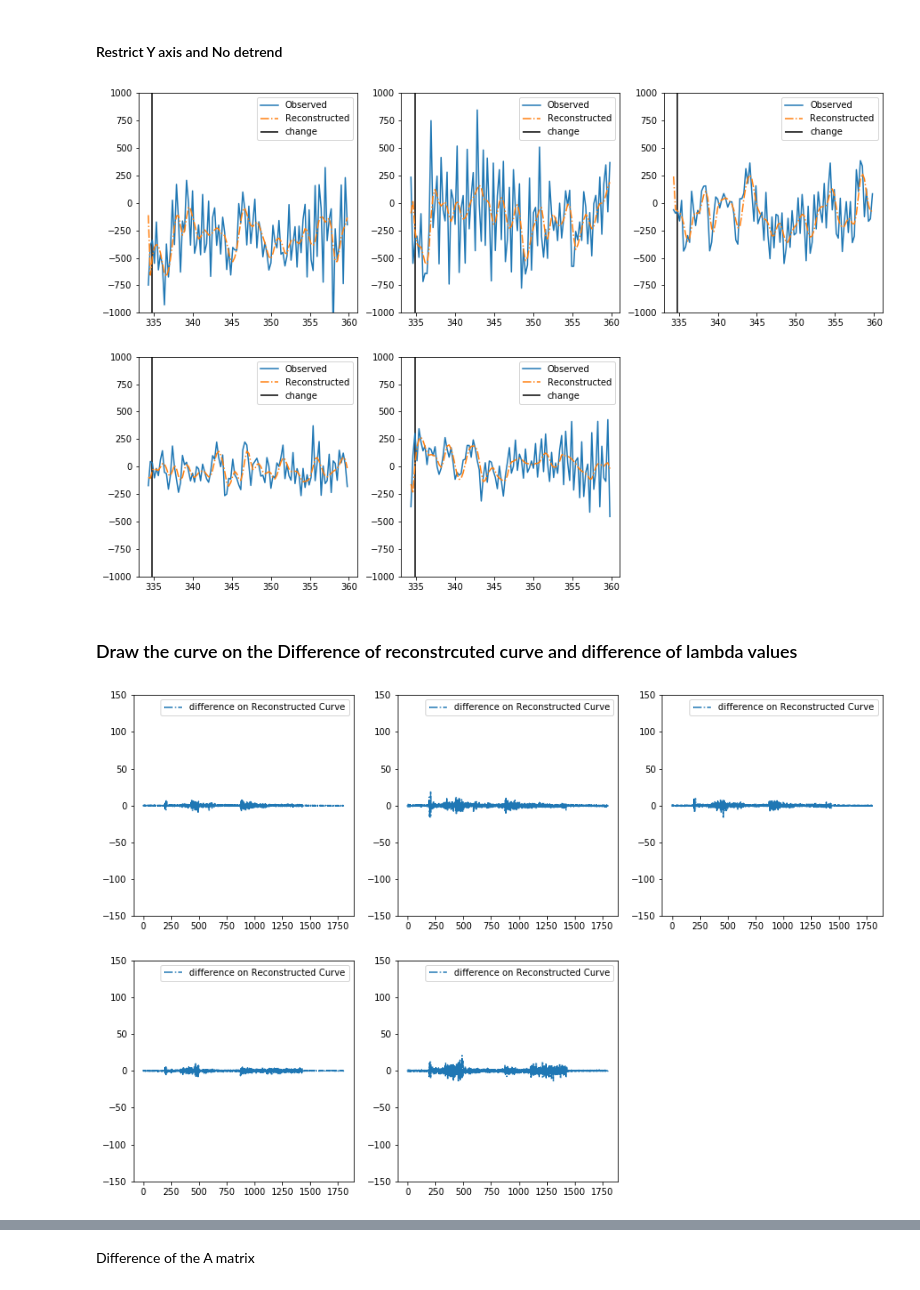
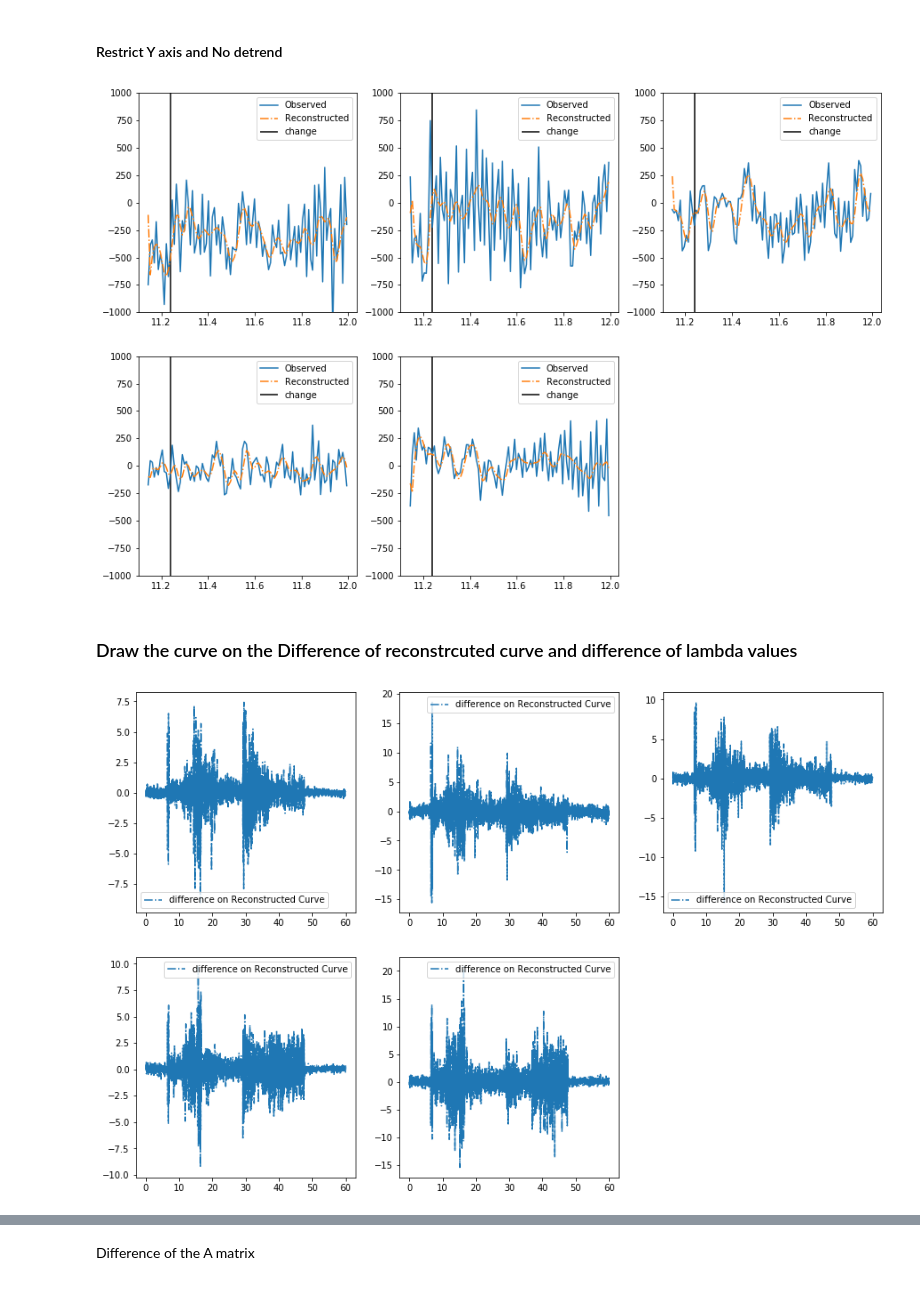
Before and after one commit to JINhuaqing/TVDN-simu, a Jupyter notebook: realdata/MEG1HPFTest.ipynb, the cells around one changed output, grey strips where cells are left out. Saved outputs shown, nothing was run; the diff lists cells and outputs as text; code cells hidden in the pictures.

```diff
--- a/realdata/MEG1HPFTest.ipynb
+++ b/realdata/MEG1HPFTest.ipynb
@@ -488,7 +488,7 @@ plt.plot(hpfMEGEdgeRM[10, :100])
 # 1. Dection  when  downrate=20
 # %%
 MEGBspDet = TVDNDetect1(Ymat=hpfMEGEdgeRM, ReconXmat=ReconXmatNewBspStep, numStep=1,
-                        saveDir=None, dataType="MEG", Lmin=60, downRate=20, fct=1, T=60,
+                        saveDir=None, dataType="MEG", Lmin=60, downRate=20, fct=1, T=2,
                         fName="subj1_HPF_EdgeRM_6", r=6, kappa=2.65, freq=60, lamb=1e-6, decimateRate=None, is_detrend=True)
 # %% [output]
 The parameters for detection are:
@@ -637,24 +637,24 @@ for i, idx, in enumerate(idxs):
     plt.plot(MEGBspDet.ptime[low:up], MEGBspDet.nYmat[idx, low:up], "-", label="Observed")
     plt.plot(MEGBspDet.ptime[low:up], MEGBspDet.RecResCur.EstXmatRealOrg[idx, low:up], "-.", label="Reconstructed")
     #plt.plot(MEGBspDet.ptime[:numP], MEGBspDet.Xmat[idx, :numP], "r--", label="B-spline Estimator")
-    plt.vlines(MEGBspDet.ptime[low:up][2], ymin=-1000, ymax=1000, label="change")
+    plt.vlines(MEGBspDet.ptime[low:up][11], ymin=-1000, ymax=1000, label="change")
     plt.legend()
 # %% [output]
-[figure, old version]
+[figure, new version]
 # %% [markdown]
 ### Draw the curve on the Difference of reconstrcuted curve and difference of lambda values
 # %%
 diff = (RecCur1 - RecCur2)
 low = 0
 up = 7000
 plt.figure(figsize=[15, 5*2])
 for i, idx, in enumerate(idxs):
     plt.subplot(2, 3, i+1)
-    plt.ylim([-150, 150])
+    #plt.ylim([-150, 150])
     plt.plot(MEGBspDet.ptime[low:up], diff[idx, low:up], "-.", label="difference on Reconstructed Curve")
     plt.legend()
 # %% [output]
-[figure, old version]
+[figure, new version]
 # %%
 lamDiff = (Lams1 - Lams2).real
 low = 0
```
Also changed, not shown: parts of 46 cells of this notebook, 1 other file.
